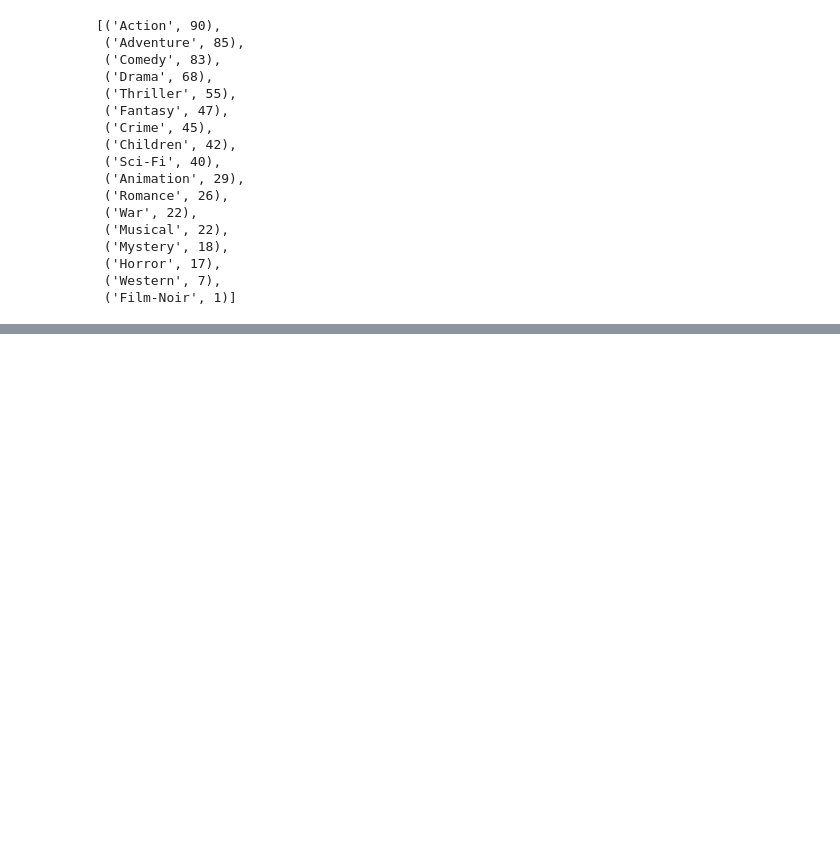
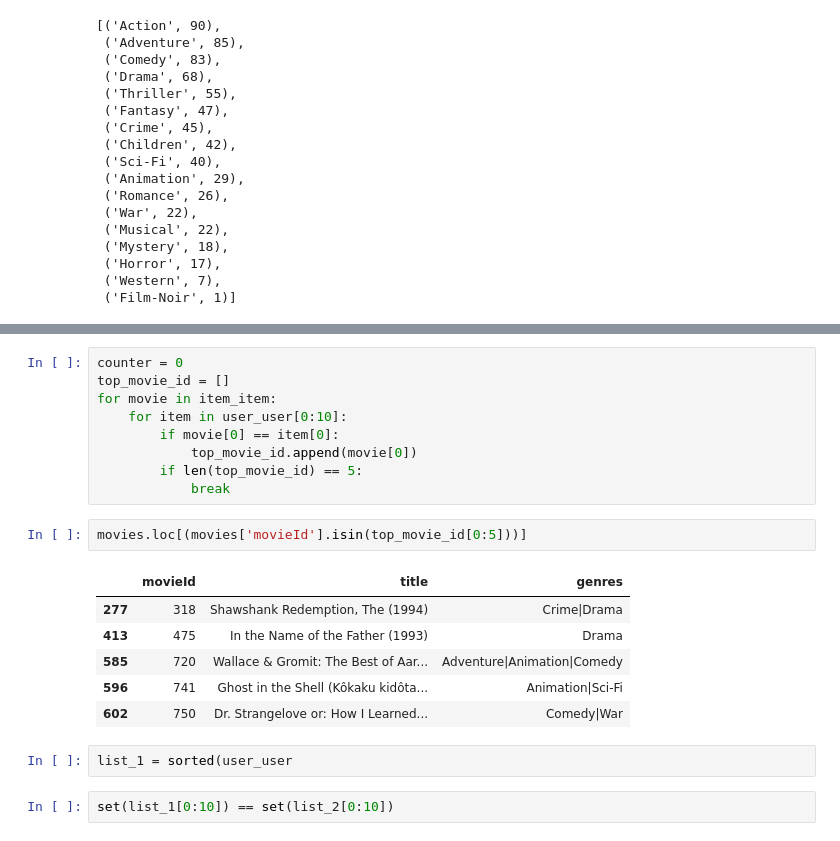
Before and after one commit to Tommyphung1/Creating-Movie-Recommendation-Systems, a Jupyter notebook: main_notebook.ipynb, the cells around one changed output, grey strips where cells are left out. Drawn from its saved outputs; the diff is of its cells as text; blank space fills up the shorter version.

```diff
--- a/main_notebook.ipynb
+++ b/main_notebook.ipynb
@@ -243,0 +323,22 @@ sorted(genres.items(), key= lambda x : x[1], reverse= True)
+# %%
+counter = 0
+top_movie_id = []
+for movie in item_item:
+    for item in user_user[0:10]:
+        if movie[0] == item[0]:
+            top_movie_id.append(movie[0])
+        if len(top_movie_id) == 5:
+            break
+# %%
+movies.loc[(movies['movieId'].isin(top_movie_id[0:5]))]
+# %% [output]
+|  | movieId | title | genres |
+| 277 | 318 | Shawshank Redemption, The (1994) | Crime|Drama |
+| 413 | 475 | In the Name of the Father (1993) | Drama |
+| 585 | 720 | Wallace & Gromit: The Best of Aar... | Adventure|Animation|Comedy |
+| 596 | 741 | Ghost in the Shell (Kôkaku kidôta... | Animation|Sci-Fi |
+| 602 | 750 | Dr. Strangelove or: How I Learned... | Comedy|War |
+# %%
+list_1 = sorted(user_user
+# %%
+set(list_1[0:10]) == set(list_2[0:10])
```
Also changed, not shown: parts of 42 cells of this notebook, 1 other file.
